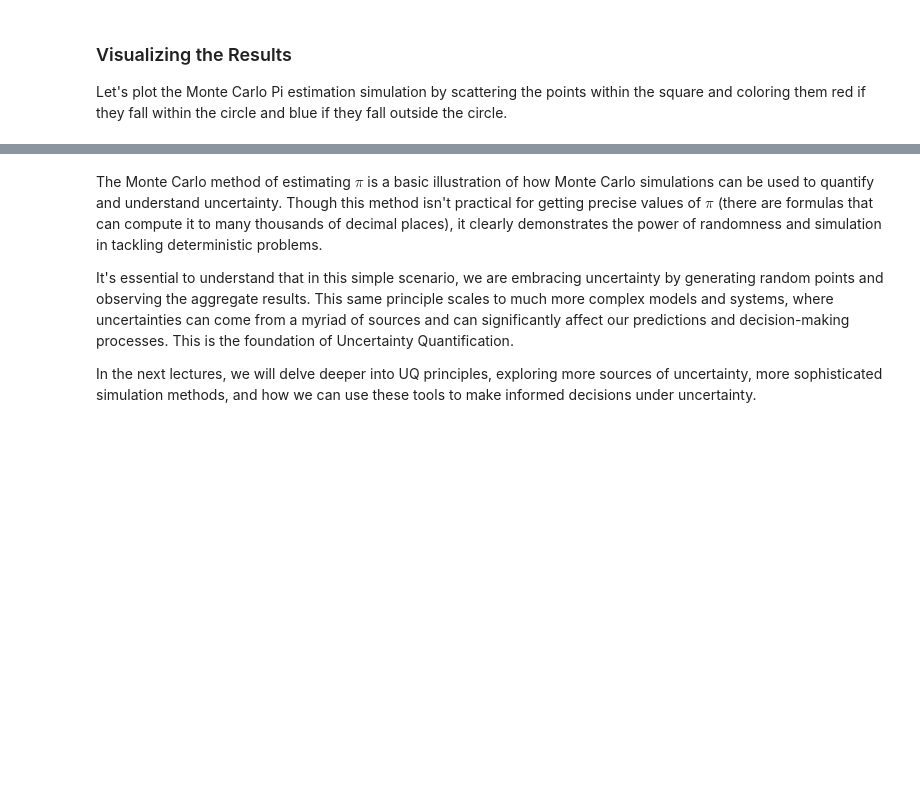
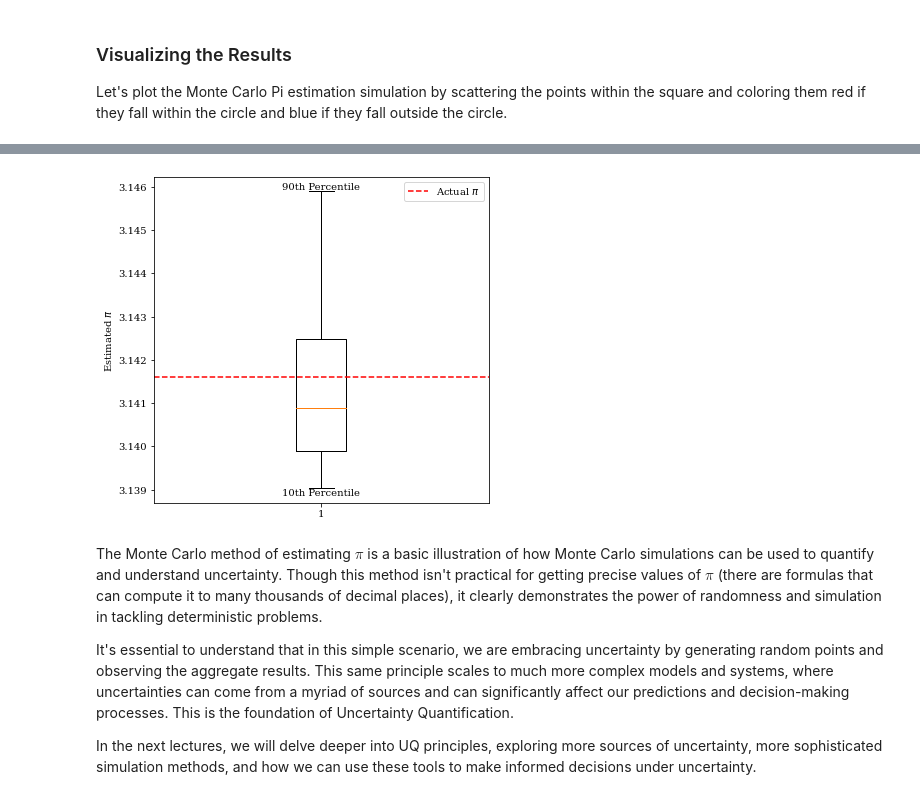
Before and after one commit to GBdeMiranda/UQ-SA_course, a Jupyter notebook: 0101_monte_carlo_pi.ipynb, the cells around one changed output, grey strips where cells are left out. Drawn from its saved outputs; the diff is of its cells as text; code cells hidden in the pictures; blank space fills up the shorter version.

```diff
--- a/0101_monte_carlo_pi.ipynb
+++ b/0101_monte_carlo_pi.ipynb
@@ -93,3 +128,19 @@ plt.show()
+# %%
+alpha = 0.1
+
+pi_estimations.sort()
+plt.figure(figsize=(6, 6))
+plt.boxplot(pi_estimations, showfliers=False, whis=(int(100*alpha), int(100*(1-alpha))) )
+
+plt.annotate( f"10th Percentile", (1, pi_estimations[int(len(pi_estimations)*alpha)] ), ha='center', va='top' )
+plt.annotate( f"90th Percentile", (1, pi_estimations[int(len(pi_estimations)*(1-alpha) )] ), ha='center', va='bottom' )
+
+plt.axhline(y=math.pi, color='r', linestyle='--', label=r'Actual $\pi$')
+plt.ylabel(r'Estimated $\pi$')
+plt.legend()
+plt.show()
+# %% [output]
+[figure, added]
 # %% [markdown]
 The Monte Carlo method of estimating $\pi$ is a basic illustration of how Monte Carlo simulations can be used to quantify and understand uncertainty. Though this method isn't practical for getting precise values of $\pi$ (there are formulas that can compute it to many thousands of decimal places), it clearly demonstrates the power of randomness and simulation in tackling deterministic problems.
 
```
Also changed, not shown: parts of 4 cells of this notebook.
